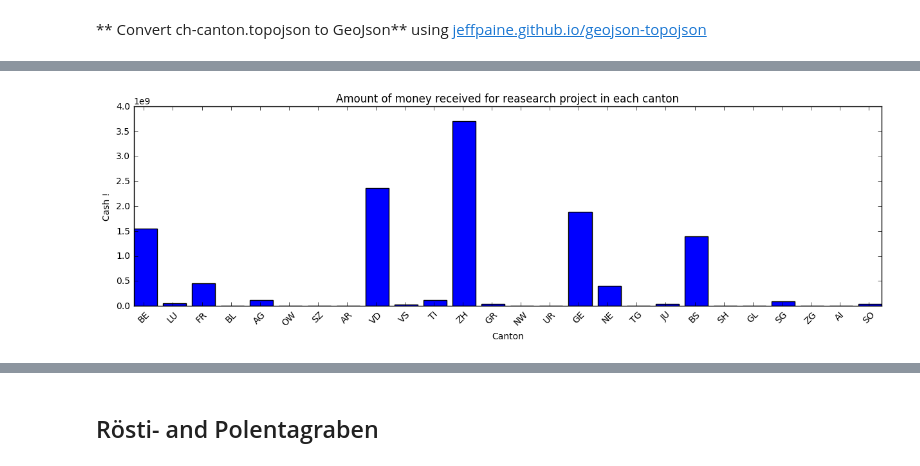
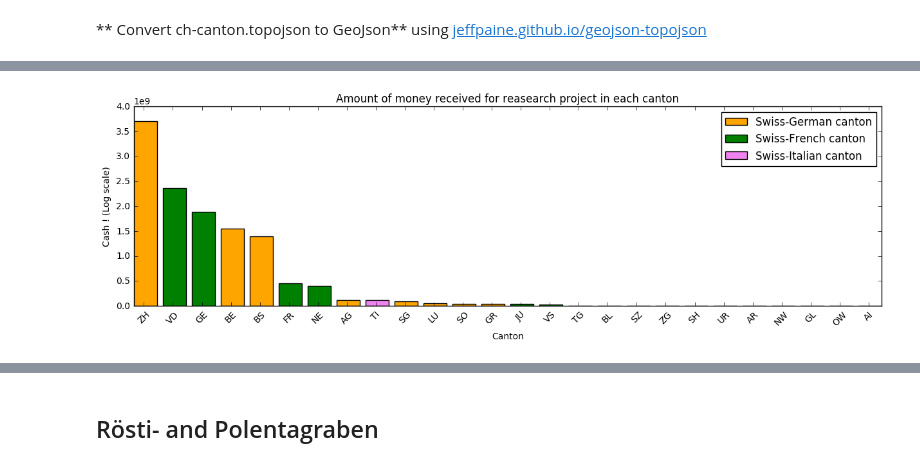
Before and after one commit to jmuth/ADA_homeworks, a Jupyter notebook: 03 - Interactive Viz/Map_Vizualization.ipynb, the cells around one changed output, grey strips where cells are left out. Saved outputs shown, nothing was run; the diff lists cells and outputs as text; code cells hidden in the pictures.

```diff
--- a/03 - Interactive Viz/Map_Vizualization.ipynb
+++ b/03 - Interactive Viz/Map_Vizualization.ipynb
@@ -95,6 +95,6 @@ m
 # %% [output]
 [interactive output not drawn]
 # %%
-plot_dict(canton_money, 'Amount of money received for reasearch project in each canton', 'Canton', 'Cash !')
+plot_hist_cantons(canton_money, 'Amount of money received for reasearch project in each canton', 'Canton', 'Cash !')
 # %% [output]
-[figure, old version]
+[figure, new version]
```
Also changed, not shown: parts of 3 cells of this notebook, 2 other files.
